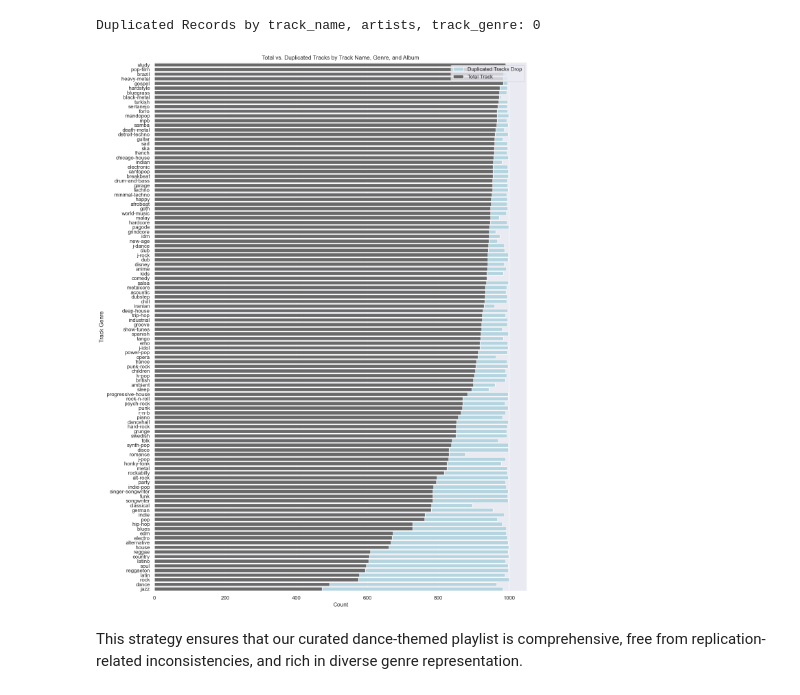
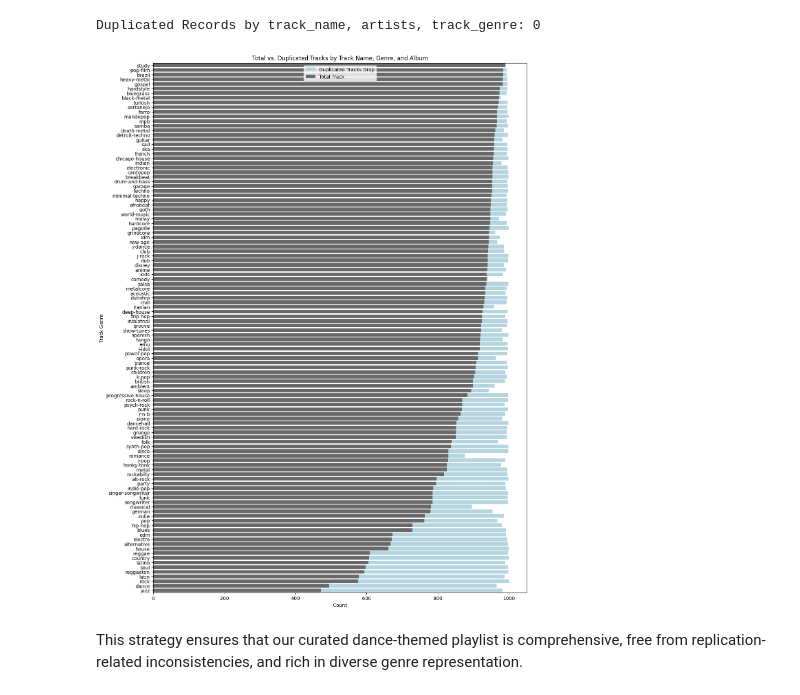
Before and after one commit to umar-anzar/datacamp-spotify-competition, a Jupyter notebook: summer_dancefloor_extended_version.ipynb, the cells around one changed output. Drawn from its saved outputs; the diff is of its cells as text; code cells hidden in the pictures.

```diff
--- a/summer_dancefloor_extended_version.ipynb
+++ b/summer_dancefloor_extended_version.ipynb
@@ -402,21 +402,21 @@ Duplicated Records by track_name, artists, track_genre: 0
 # %%
 total_data = filter.groupby(['track_genre']).agg(count=('track_genre', 'count'))
 duplicated_data = filter[filter.duplicated()].groupby(['track_genre']).agg(count=('track_genre', 'count'))
 duplicated_data['count']  = total_data['count'] - duplicated_data['count']
 order = duplicated_data.sort_values(by='count', ascending=False).index
 
 f, ax = plt.subplots(figsize=(14, 20))
 
 # Create the first barplot for 'total_data' with a 'Total' label
 sns.barplot(x="count", y="track_genre", data=total_data, label="Duplicated Tracks Drop", color="lightblue", orient='h', order=order)
 # Create the second barplot for 'duplicated_data' with a 'Duplicated' label,
 sns.barplot(x="count", y="track_genre", data=duplicated_data, label="Total Track", color="dimgray", orient='h', order=order)
 
-ax.legend(loc="upper right")
+ax.legend(loc="upper center")
 ax.set(xlabel="Count", ylabel="Track Genre", title="Total vs. Duplicated Tracks by Track Name, Genre, and Album")
 plt.show()
 # %% [output]
-[figure, old version]
+[figure, new version]
 # %% [markdown]
 This strategy ensures that our curated dance-themed playlist is comprehensive, free from replication-related inconsistencies, and rich in diverse genre representation.
 # %%
```
